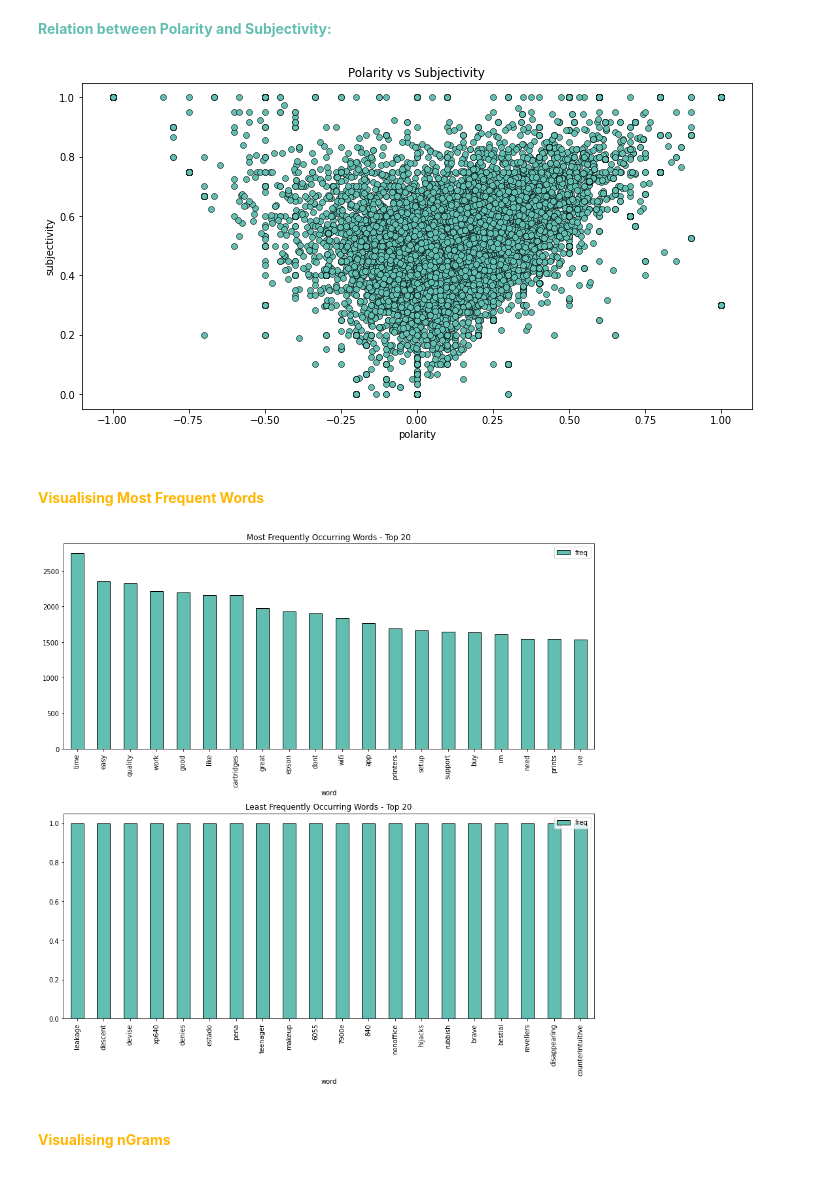
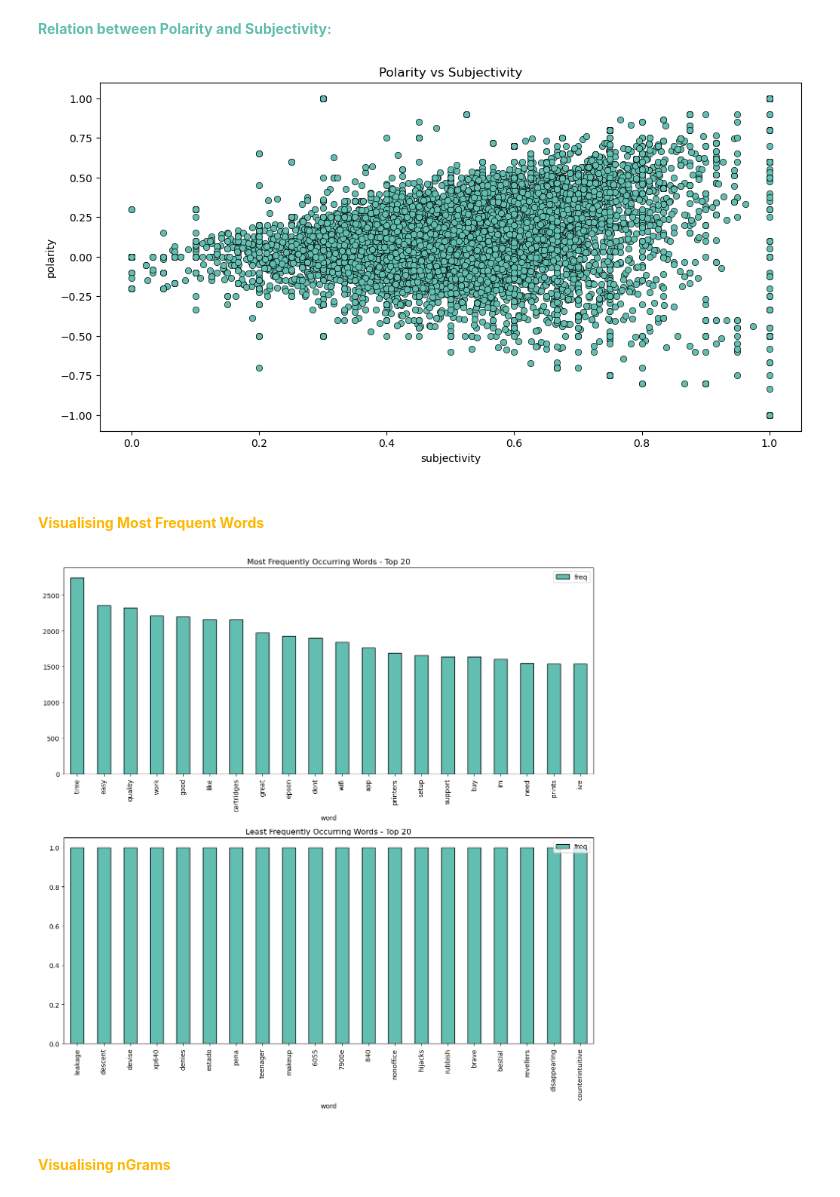
Before and after one commit to peacetay/CustomerProductReviews, a Jupyter notebook: EDA.ipynb, the cells around one changed output. Cells and saved outputs as stored; diff of their text form; code cells hidden in the pictures.

```diff
--- a/EDA.ipynb
+++ b/EDA.ipynb
@@ -54,6 +54,8 @@ df_processed_full['Retailer'] = df_processed_full['Retailer'].astype(str)
 df_processed_full['Review title'] = df_processed_full['Review title'].astype(str)
 df_processed_full['Review Content'] = df_processed_full['Review Content'].astype(str)
 df_processed_full['People_find_helpful'] = df_processed_full['People_find_helpful'].astype(str)
+df_processed_full["vine or not"] = df_processed_full["vine or not"].astype('bool')
+df_processed_full["Verified Purchase or not"] = df_processed_full["Verified Purchase or not"].astype('bool')
 # %% [markdown]
 #### <font color=#FFB703> **Grouping into Positive / Negative** </font>
 # %%
@@ -141,11 +162,11 @@ plt.show()
 <font color=#61BEB0>**Relation between Polarity and Subjectivity:**</font>
 # %%
 plt.figure(figsize=(12, 6))
-sns.scatterplot(df_processed_full['polarity'], df_processed_full['subjectivity'], color='#61BEB0', edgecolor='black')
+sns.scatterplot(y= df_processed_full['polarity'], x=df_processed_full['subjectivity'], color='#61BEB0', edgecolor='black')
 plt.title('Polarity vs Subjectivity')
 plt.show()
 # %% [output]
-[figure, old version]
+[figure, new version]
 # %% [markdown]
 #### <font color=#FFB703> **Visualising Most Frequent Words** </font>
 # %%
@@ -171,7 +192,7 @@ axes[1].set_title("Least Frequently Occurring Words - Top 20")
 plt.tight_layout()
 plt.show()
 # %% [output]
-[figure, old version]
+[figure, new version]
 # %% [markdown]
 #### <font color=#FFB703> **Visualising nGrams** </font>
 # %%
```
Also changed, not shown: parts of 27 cells of this notebook.
